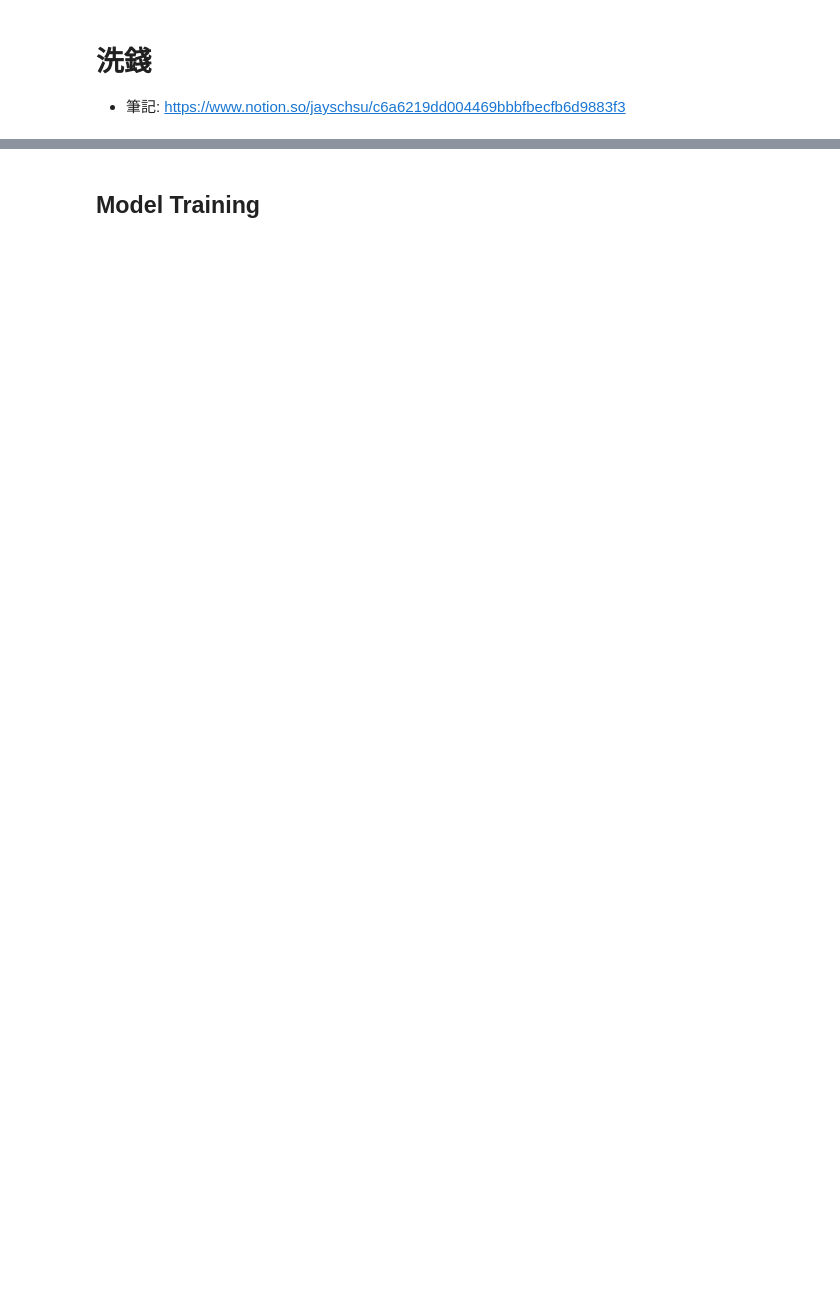
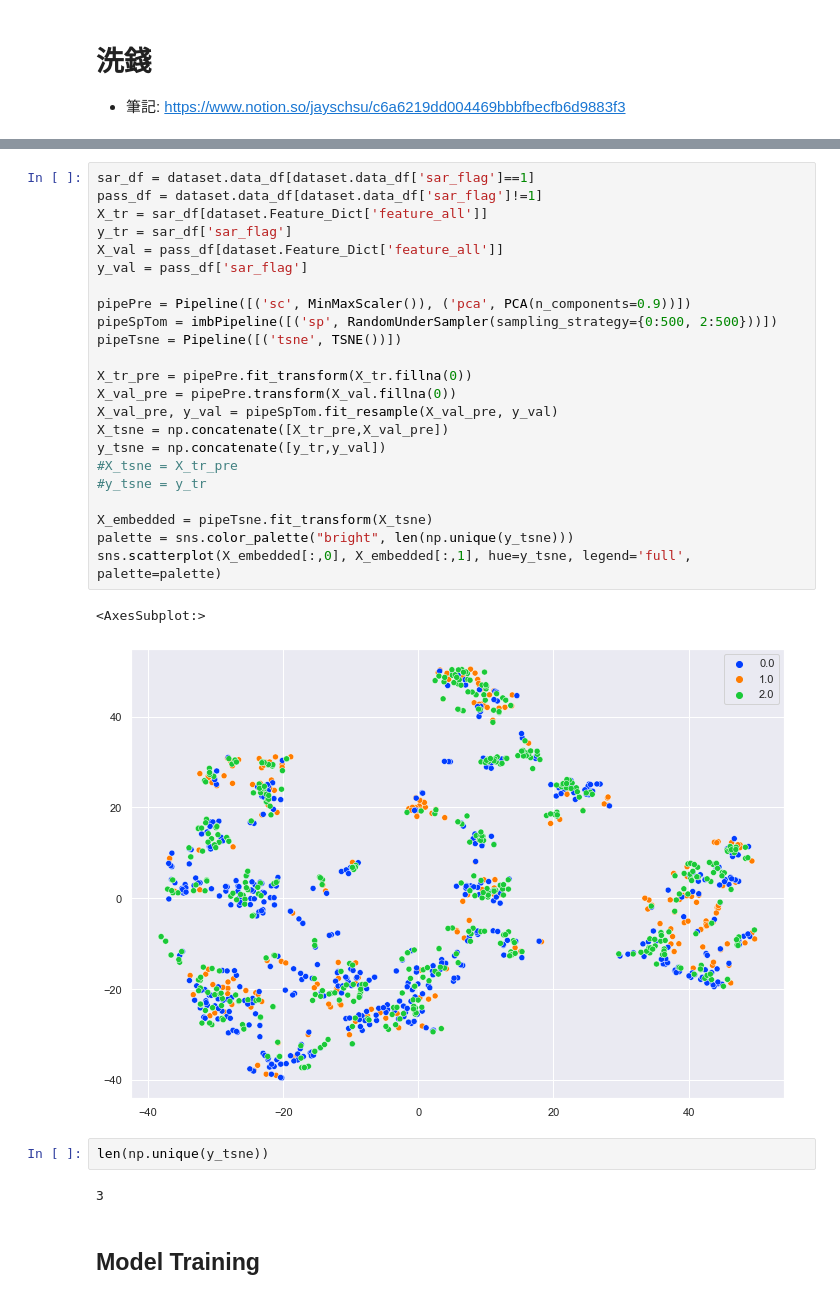
Before and after one commit to Backlu/money_laundry, a Jupyter notebook: money_lundry.ipynb, the cells around one changed output, grey strips where cells are left out. Saved outputs shown, nothing was run; the diff lists cells and outputs as text; blank space fills up the shorter version.

```diff
--- a/money_lundry.ipynb
+++ b/money_lundry.ipynb
@@ -296,2 +116,32 @@ dataset_TsPub: (1770, 35)
+# %%
+sar_df = dataset.data_df[dataset.data_df['sar_flag']==1]
+pass_df = dataset.data_df[dataset.data_df['sar_flag']!=1]
+X_tr = sar_df[dataset.Feature_Dict['feature_all']]
+y_tr = sar_df['sar_flag']
+X_val = pass_df[dataset.Feature_Dict['feature_all']]
+y_val = pass_df['sar_flag']
+
+pipePre = Pipeline([('sc', MinMaxScaler()), ('pca', PCA(n_components=0.9))])
+pipeSpTom = imbPipeline([('sp', RandomUnderSampler(sampling_strategy={0:500, 2:500}))])
+pipeTsne = Pipeline([('tsne', TSNE())])
+
+X_tr_pre = pipePre.fit_transform(X_tr.fillna(0))
+X_val_pre = pipePre.transform(X_val.fillna(0))
+X_val_pre, y_val = pipeSpTom.fit_resample(X_val_pre, y_val)
+X_tsne = np.concatenate([X_tr_pre,X_val_pre])
+y_tsne = np.concatenate([y_tr,y_val])
+#X_tsne = X_tr_pre
+#y_tsne = y_tr
+
+X_embedded = pipeTsne.fit_transform(X_tsne)
+palette = sns.color_palette("bright", len(np.unique(y_tsne)))
+sns.scatterplot(X_embedded[:,0], X_embedded[:,1], hue=y_tsne, legend='full', palette=palette)
+# %% [output]
+<AxesSubplot:>
+[figure, added]
+# %%
+len(np.unique(y_tsne))
+# %% [output]
+3
 # %% [markdown]
 ## Model Training
```
Also changed, not shown: parts of 35 cells of this notebook, 5 other files.
